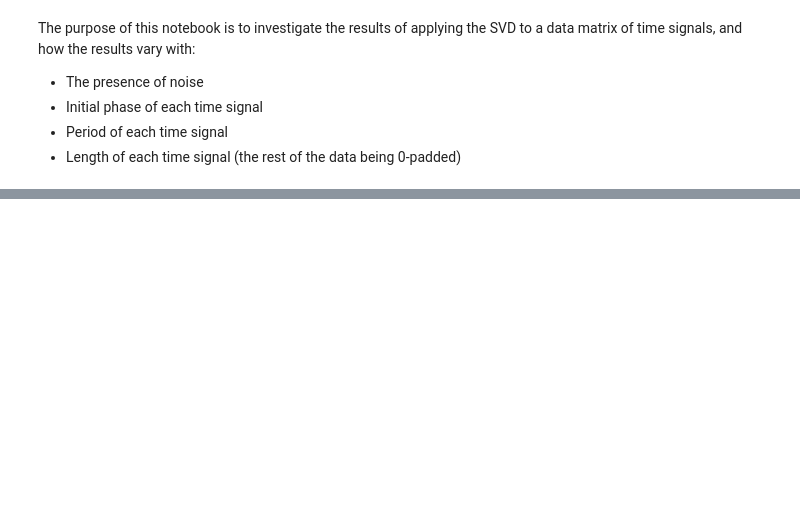
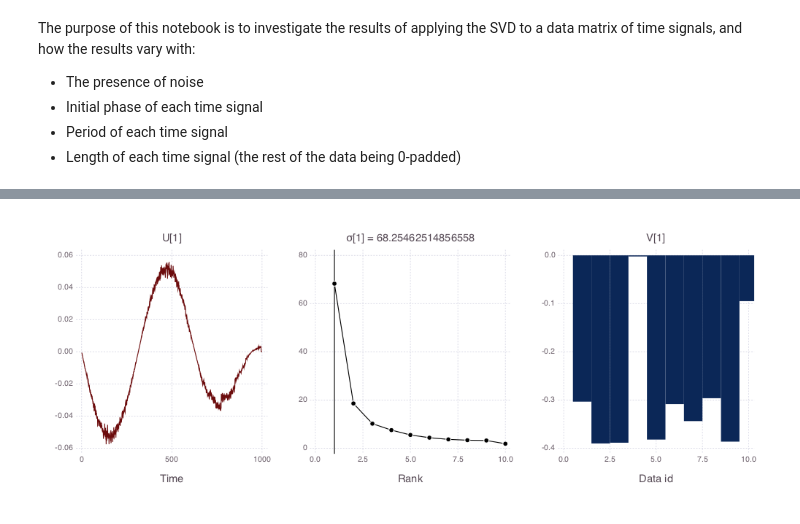
Before and after one commit to jiahao/ijulia-notebooks-assorted, a Jupyter notebook: SVD of signals.ipynb, the cells around one changed output, grey strips where cells are left out. Cells and saved outputs as stored; diff of their text form; code cells hidden in the pictures; blank space fills up the shorter version.

```diff
--- a/SVD of signals.ipynb
+++ b/SVD of signals.ipynb
@@ -59,4 +84,8 @@ plot(Guide.xlabel("Time"), Guide.ylabel(""), Guide.title("Raw data"),
 # %%
 #Actually do the SVD
 S = svdfact(data);
+# %%
+plotsvd(S, 1)
+# %% [output]
+[figure, added]
 # %%
```
Also changed, not shown: parts of 5 cells of this notebook.
